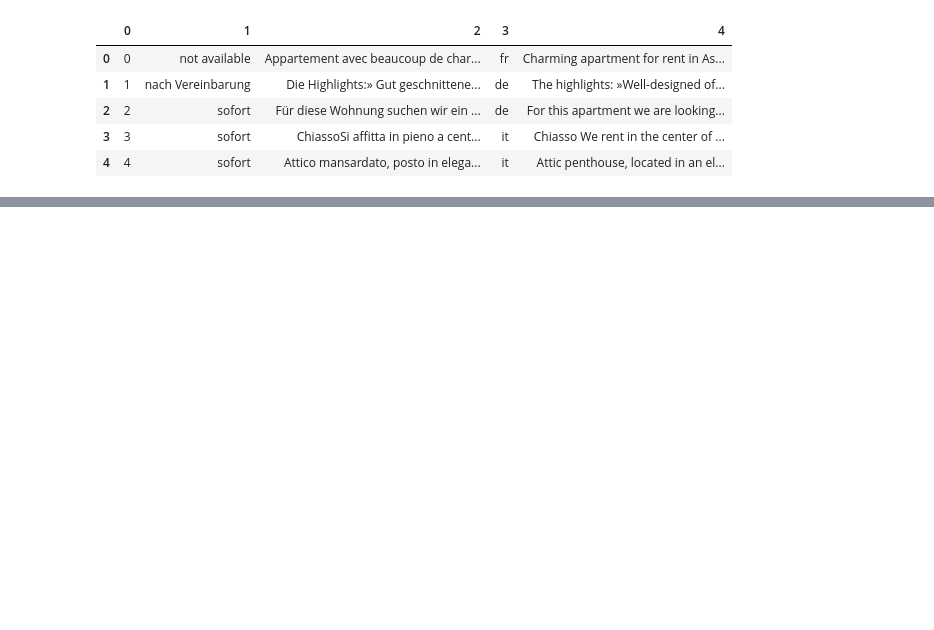
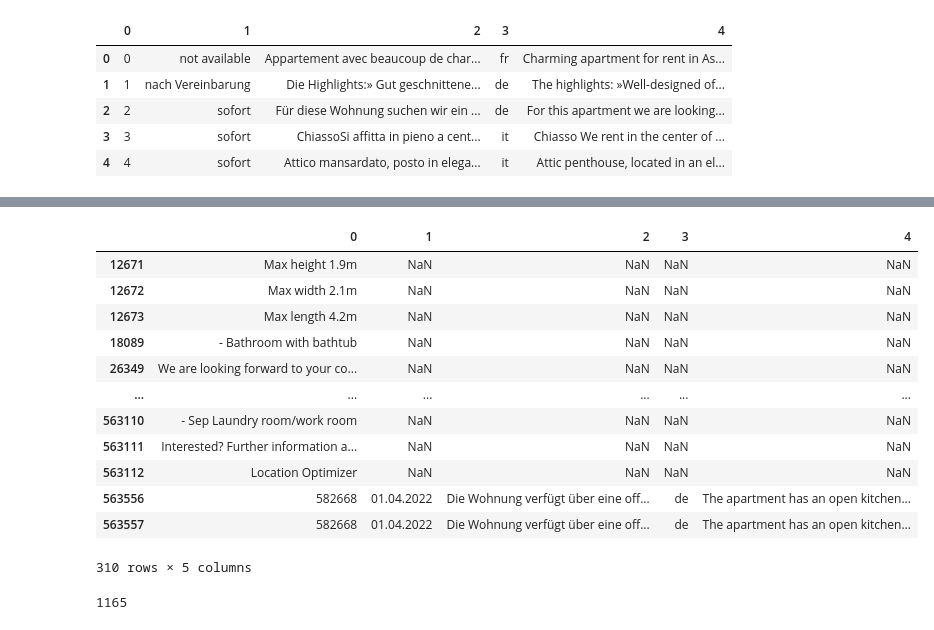
Before and after one commit to michaji/Housing_Project, a Jupyter notebook: working_translation.ipynb, the cells around one changed output, grey strips where cells are left out. Saved outputs shown, nothing was run; the diff lists cells and outputs as text; code cells hidden in the pictures; blank space fills up the shorter version.

```diff
--- a/working_translation.ipynb
+++ b/working_translation.ipynb
@@ -62,5 +69,6 @@ df_5 = pd.read_csv('5.csv', header=None)
 df_6 = pd.read_csv('6.csv', header=None)
 df_7 = pd.read_csv('7.csv', header=None)
 df_8 = pd.read_csv('8.csv', header=None)
-
-df_0.head()
+df_9 = pd.read_csv('9.csv', header=None)
+df_10 = pd.read_csv('10.csv', header=None)
+df_11 = pd.read_csv('11.csv', header=None)
@@ -236,4 +293,4 @@ df_8.tail()
 # %%
-trans_data = pd.concat([df_0, df_1, df_2, df_3, df_4, df_5, df_6, df_7, df_8], ignore_index=True)
+trans_data = pd.concat([df_0, df_1, df_2, df_3, df_4, df_5, df_6, df_7, df_8, df_9, df_10, df_11], ignore_index=True)
 len(trans_data)
 # %% [output]
@@ -251,0 +341,21 @@ trans_data.head()
+# %%
+dup = trans_data[trans_data[0].duplicated(keep=False)]
+dup
+# %% [output]
+|  | 0 | 1 | 2 | 3 | 4 |
+| 12671 | Max height 1.9m | NaN | NaN | NaN | NaN |
+| 12672 | Max width 2.1m | NaN | NaN | NaN | NaN |
+| 12673 | Max length 4.2m | NaN | NaN | NaN | NaN |
+| 18089 | - Bathroom with bathtub | NaN | NaN | NaN | NaN |
+| 26349 | We are looking forward to your co... | NaN | NaN | NaN | NaN |
+| ... | ... | ... | ... | ... | ... |
+| 563110 | - Sep Laundry room/work room | NaN | NaN | NaN | NaN |
+| 563111 | Interested? Further information a... | NaN | NaN | NaN | NaN |
+| 563112 | Location Optimizer | NaN | NaN | NaN | NaN |
+| 563556 | 582668 | 01.04.2022 | Die Wohnung verfügt über eine off... | de | The apartment has an open kitchen... |
+| 563557 | 582668 | 01.04.2022 | Die Wohnung verfügt über eine off... | de | The apartment has an open kitchen... |
+310 rows × 5 columns
+# %%
+len(trans_data) - 562393
+# %% [output]
+1165
```
Also changed, not shown: parts of 37 cells of this notebook.
